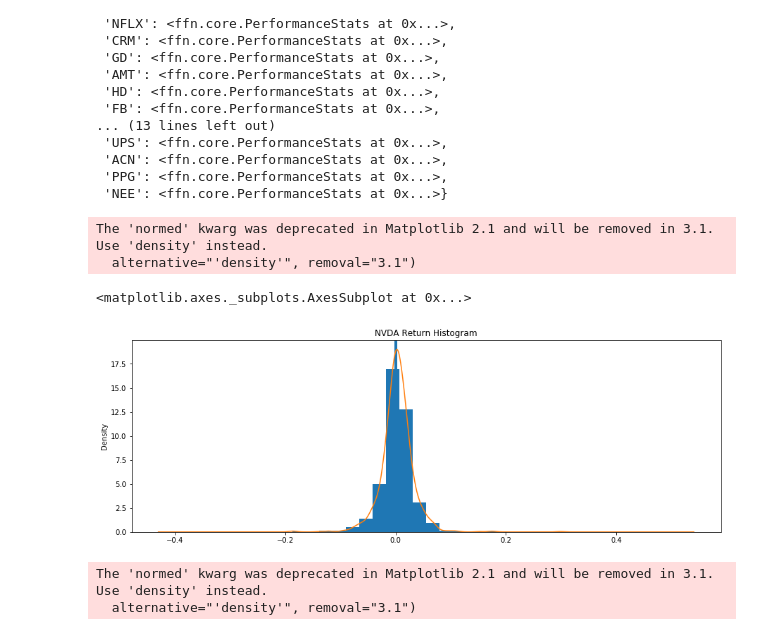
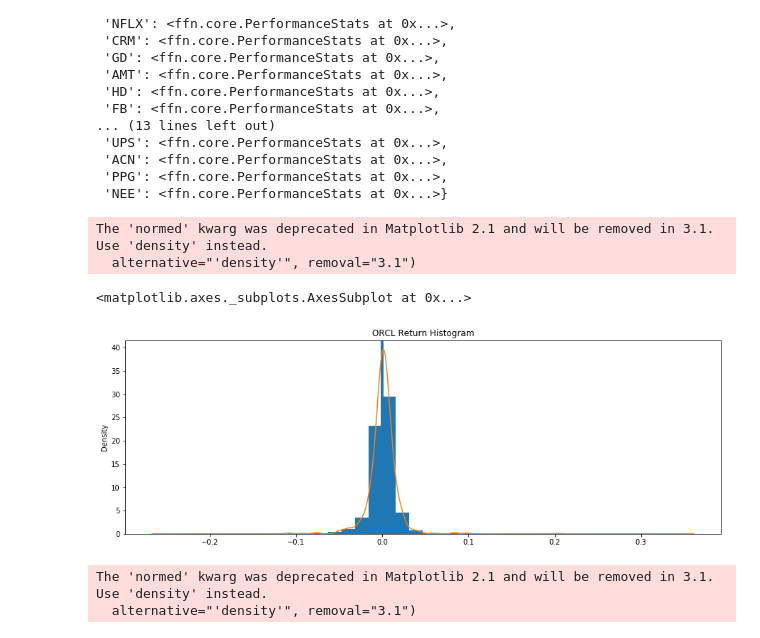
Before and after one commit to Philabraham2/Project-1, a Jupyter notebook: CSVs/combined_portfolioFFN.ipynb, the cells around one changed output. Drawn from its saved outputs; the diff is of its cells as text; code cells hidden in the pictures.

```diff
--- a/CSVs/combined_portfolioFFN.ipynb
+++ b/CSVs/combined_portfolioFFN.ipynb
@@ -46,13 +47,13 @@ perf
  'PPG': <ffn.core.PerformanceStats at 0x...>,
  'NEE': <ffn.core.PerformanceStats at 0x...>}
 # %%
-#Histogram Plat for NVDA
-perf['NVDA'].plot_histogram()
+#Histogram Plot for NVDA
+perf['ORCL'].plot_histogram()
 # %% [output]
 The 'normed' kwarg was deprecated in Matplotlib 2.1 and will be removed in 3.1. Use 'density' instead.
   alternative="'density'", removal="3.1")
 <matplotlib.axes._subplots.AxesSubplot at 0x...>
-[figure, old version]
+[figure, new version]
 # %%
 perf['SP500'].plot_histogram()
 # %% [output]
```
Also changed, not shown: parts of 8 cells of this notebook.
